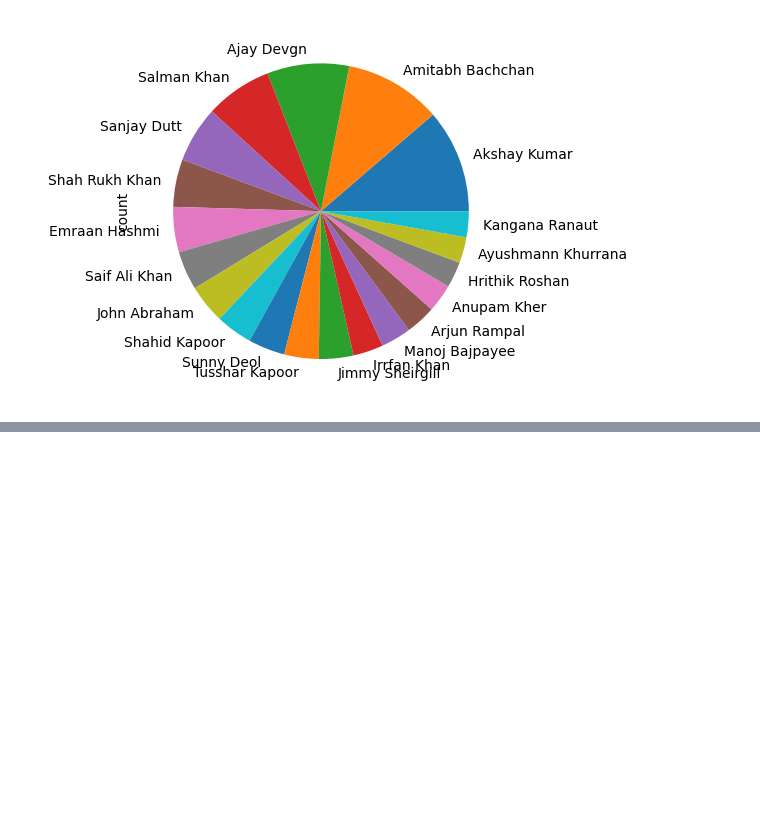
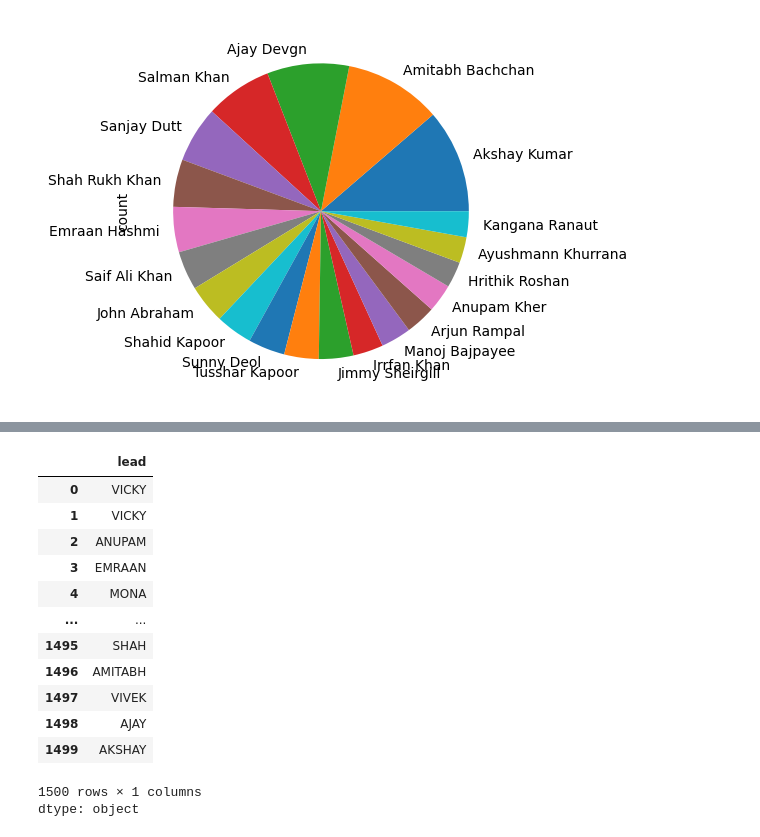
Before and after one commit to Nikhilbhati007/Machine-learning, a Jupyter notebook: Data Science/pandas_01_Series.ipynb, the cells around one changed output, grey strips where cells are left out. Cells and saved outputs as stored; diff of their text form; code cells hidden in the pictures; blank space fills up the shorter version.

```diff
--- a/Data Science/pandas_01_Series.ipynb
+++ b/Data Science/pandas_01_Series.ipynb
@@ -359,0 +454,18 @@ movies['lead'].value_counts().head(20).plot(kind='pie')
+# %%
+#apply
+movies['lead'].apply(lambda x:x.split()[0].upper())
+# %% [output]
+|  | lead |
+| 0 | VICKY |
+| 1 | VICKY |
+| 2 | ANUPAM |
+| 3 | EMRAAN |
+| 4 | MONA |
+| ... | ... |
+| 1495 | SHAH |
+| 1496 | AMITABH |
+| 1497 | VIVEK |
+| 1498 | AJAY |
+| 1499 | AKSHAY |
+1500 rows × 1 columns
+dtype: object
```
Also changed, not shown: parts of 18 cells of this notebook, 6 other files.
